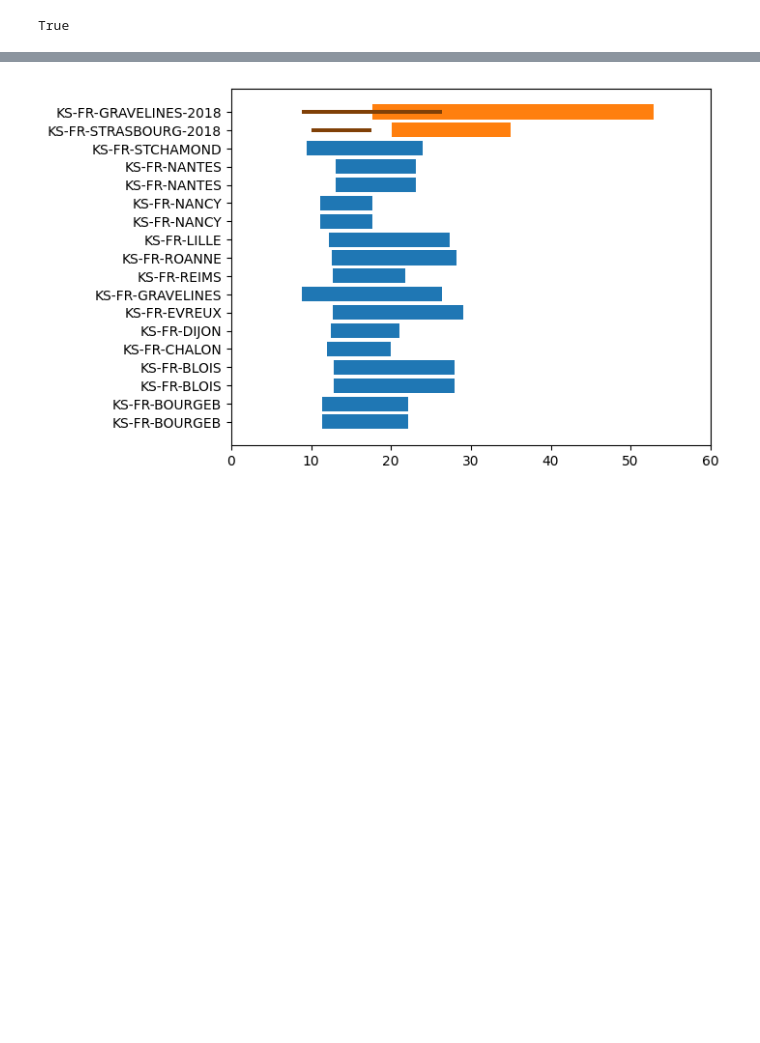
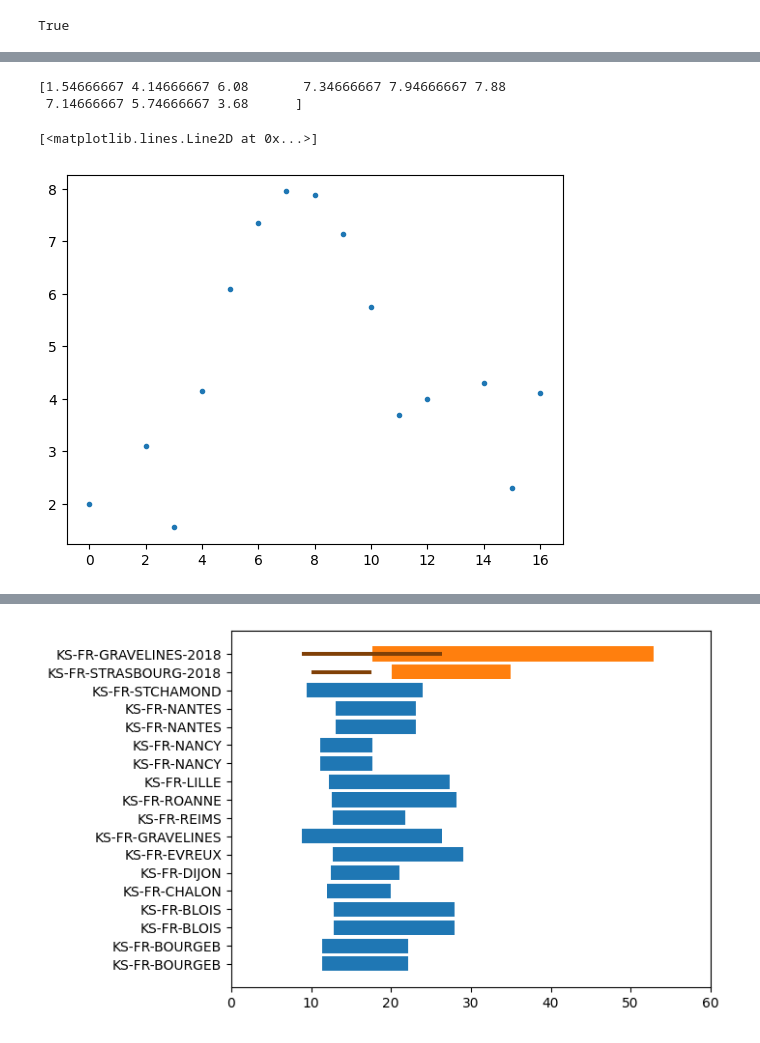
Before and after one commit to gabriel-vanzandycke/deepsport, a Jupyter notebook: notebooks/Figures.ipynb, the cells around one changed output, grey strips where cells are left out. Drawn from its saved outputs; the diff is of its cells as text; code cells hidden in the pictures; blank space fills up the shorter version.

```diff
--- a/notebooks/Figures.ipynb
+++ b/notebooks/Figures.ipynb
@@ -33,0 +171,10 @@ pprint(experiment_ids)
+# %%
+y = -(np.arange(-4,5)-0.4)**2/3+8
+detections = np.array([2, 0, 3.1, 1.547, 4.15, 6.08, 7.346, 7.947, 7.88, 7.14, 5.747, 3.68, 4, 0, 4.3, 2.3, 4.1])
+print(y)
+plt.plot(np.where(detections>0)[0],detections[detections>0], marker=".", linestyle="")
+# %% [output]
+[1.54666667 4.14666667 6.08       7.34666667 7.94666667 7.88
+ 7.14666667 5.74666667 3.68      ]
+[<matplotlib.lines.Line2D at 0x...>]
+[figure, added]
```
Also changed, not shown: parts of 33 cells of this notebook.
